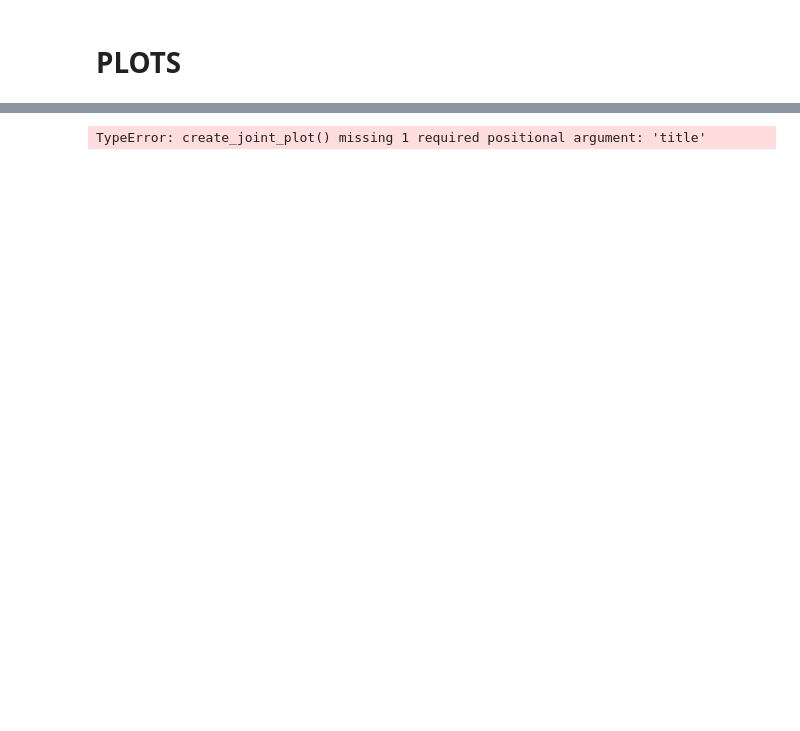
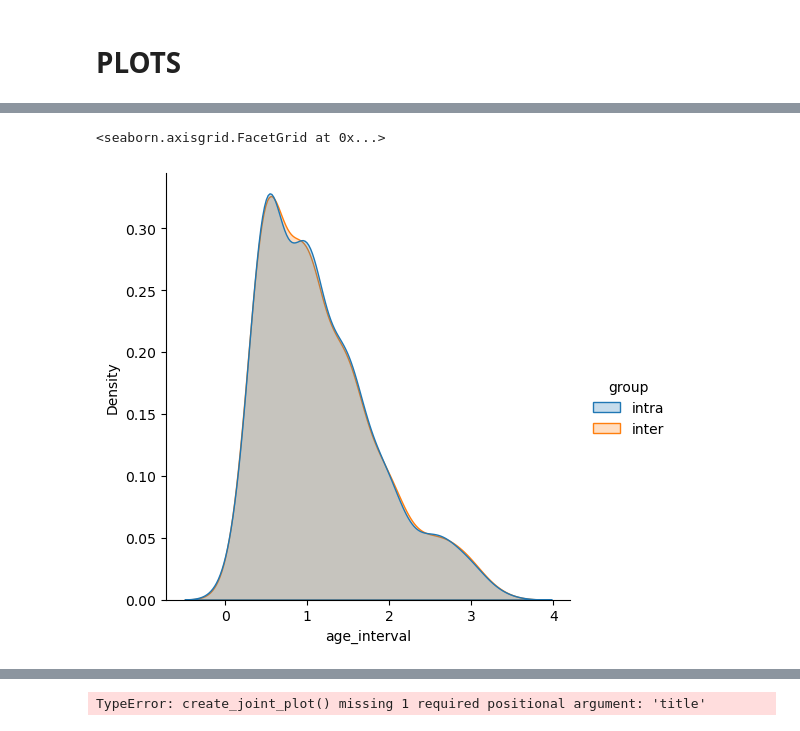
Before and after one commit to neuropoly/pediatric-intra-inter-encoding, a Jupyter notebook: notebooks/plots.ipynb, the cells around one changed output, grey strips where cells are left out. Drawn from its saved outputs; the diff is of its cells as text; code cells hidden in the pictures; blank space fills up the shorter version.

```diff
--- a/notebooks/plots.ipynb
+++ b/notebooks/plots.ipynb
@@ -794,0 +152,5 @@ data
+# %%
+sns.displot(pairs_ia_r, x="age_interval", hue="group", kind="kde", fill=True)
+# %% [output]
+<seaborn.axisgrid.FacetGrid at 0x...>
+[figure, added]
```
Also changed, not shown: parts of 36 cells of this notebook, 2 other files.
